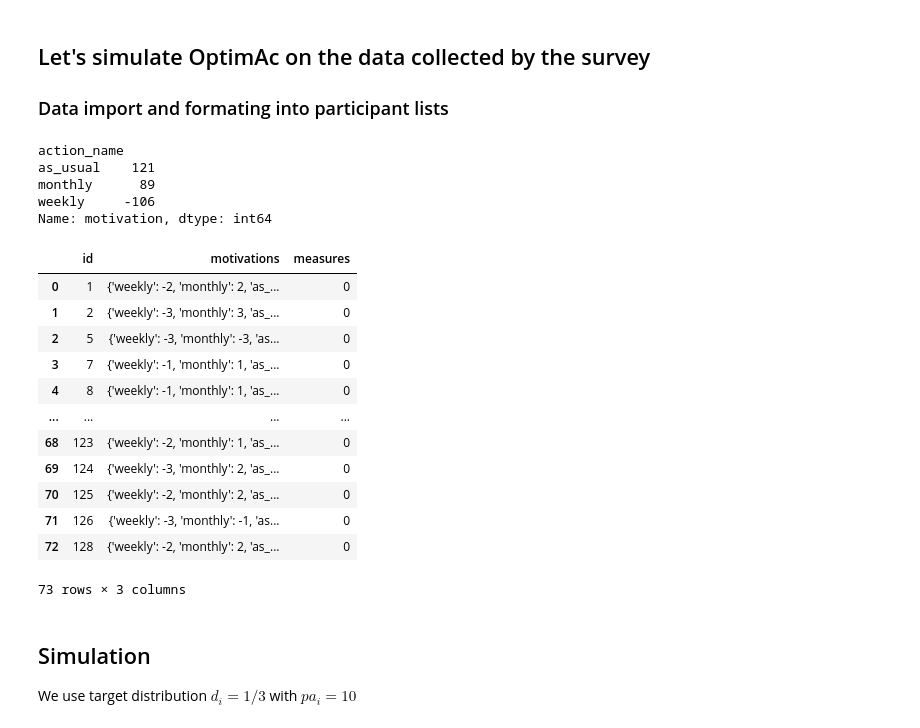
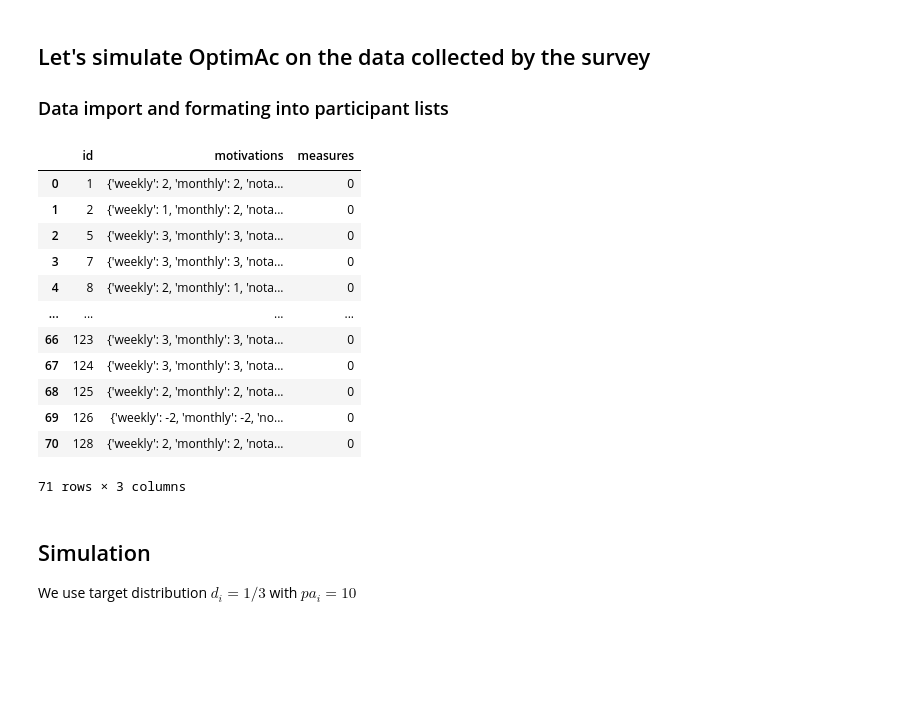
Before and after one commit to novincent/OptimacForm, a Jupyter notebook: simulation/simulationfile.ipynb, the cells around one changed output. Drawn from its saved outputs; the diff is of its cells as text; code cells hidden in the pictures; blank space fills up the shorter version.

```diff
--- a/simulation/simulationfile.ipynb
+++ b/simulation/simulationfile.ipynb
@@ -7,43 +7,39 @@ import pandas as pan
 from participant_real import Participant
 
 dfs = [f0,f1]  = [pan.read_csv("../data/experimental2/filtered/f0.csv"), pan.read_csv("../data/experimental2/filtered/f1.csv")]
-f0.groupby("action_name")["motivation"].sum()
-# %% [output]
-action_name
-as_usual    121
-monthly      89
-weekly     -106
-Name: motivation, dtype: int64
 # %%
 action_names = [["as_usual","monthly","weekly"],["monthly","notatall","weekly"]]
 participants = [[],[]]
 
-extract_data = lambda df :list(df.groupby("n")["motivation"].apply(list).items())
+extract_data = lambda df :[
+        (n, dict(zip(g["action_name"], g["motivation"])))
+        for n, g in df.groupby("n")
+    ]
 # data is extracted from the dataframe as a list of (id, motivations list)
 id_and_motivation_lists = [extract_data(f0), extract_data(f1)]
 
 for scenario in range (2):
-    for (id_number,motivationlist) in id_and_motivation_lists[scenario]:
-        motiv_dict = {k:v for (k,v) in zip(action_names[scenario][::-1],motivationlist)}
+    for (id_number,motiv_dict) in id_and_motivation_lists[scenario]:
+
         participants[scenario].append(Participant(id_number,motiv_dict).to_dict())
 
 part_dfs = [pan.DataFrame(participants[scenario]) for scenario in range(2)]
 
-part_dfs[0]
+part_dfs[1]
 # %% [output]
 |  | id | motivations | measures |
-| 0 | 1 | {'weekly': -2, 'monthly': 2, 'as_... | 0 |
-| 1 | 2 | {'weekly': -3, 'monthly': 3, 'as_... | 0 |
-| 2 | 5 | {'weekly': -3, 'monthly': -3, 'as... | 0 |
-| 3 | 7 | {'weekly': -1, 'monthly': 1, 'as_... | 0 |
-| 4 | 8 | {'weekly': -1, 'monthly': 1, 'as_... | 0 |
+| 0 | 1 | {'weekly': 2, 'monthly': 2, 'nota... | 0 |
+| 1 | 2 | {'weekly': 1, 'monthly': 2, 'nota... | 0 |
+| 2 | 5 | {'weekly': 3, 'monthly': 3, 'nota... | 0 |
+| 3 | 7 | {'weekly': 3, 'monthly': 3, 'nota... | 0 |
+| 4 | 8 | {'weekly': 2, 'monthly': 1, 'nota... | 0 |
 | ... | ... | ... | ... |
-| 68 | 123 | {'weekly': -2, 'monthly': 1, 'as_... | 0 |
-| 69 | 124 | {'weekly': -3, 'monthly': 2, 'as_... | 0 |
-| 70 | 125 | {'weekly': -2, 'monthly': 2, 'as_... | 0 |
-| 71 | 126 | {'weekly': -3, 'monthly': -1, 'as... | 0 |
-| 72 | 128 | {'weekly': -2, 'monthly': 2, 'as_... | 0 |
+| 66 | 123 | {'weekly': 3, 'monthly': 3, 'nota... | 0 |
+| 67 | 124 | {'weekly': 3, 'monthly': 3, 'nota... | 0 |
+| 68 | 125 | {'weekly': 2, 'monthly': 2, 'nota... | 0 |
+| 69 | 126 | {'weekly': -2, 'monthly': -2, 'no... | 0 |
+| 70 | 128 | {'weekly': 2, 'monthly': 2, 'nota... | 0 |
-73 rows × 3 columns
+71 rows × 3 columns
 # %% [markdown]
 ## Simulation
 
```
Also changed, not shown: parts of 2 cells of this notebook.
